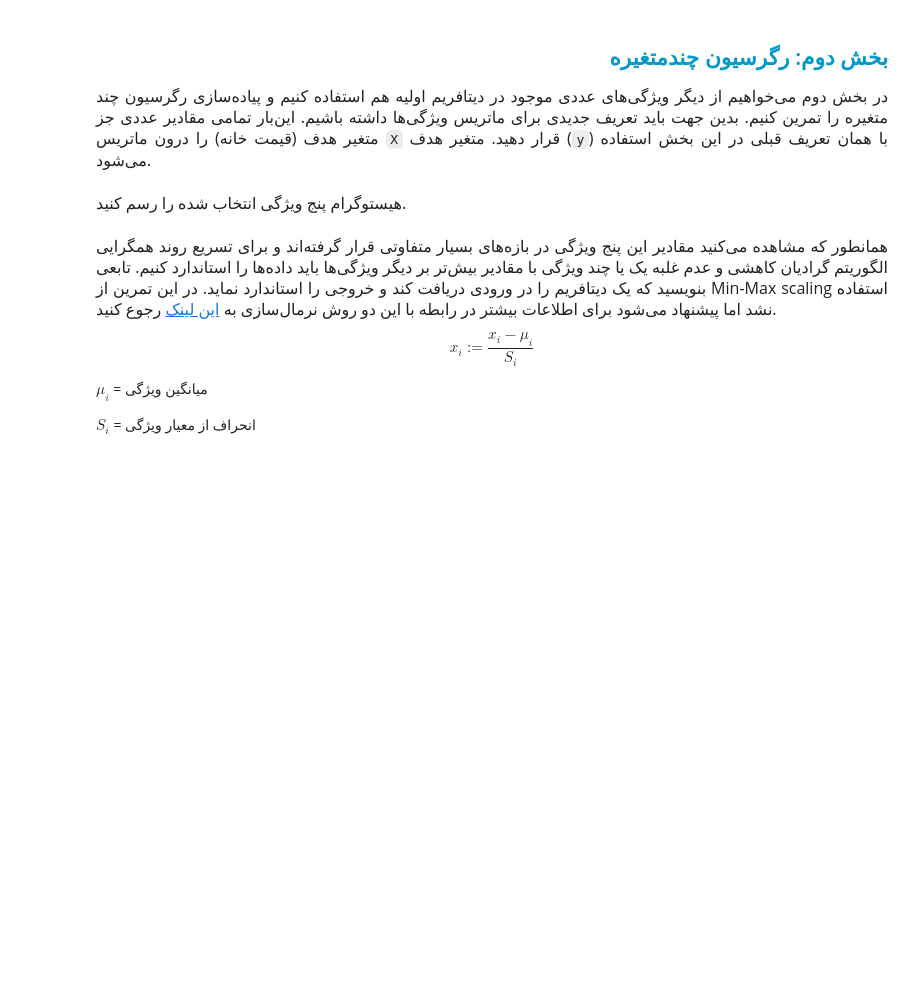
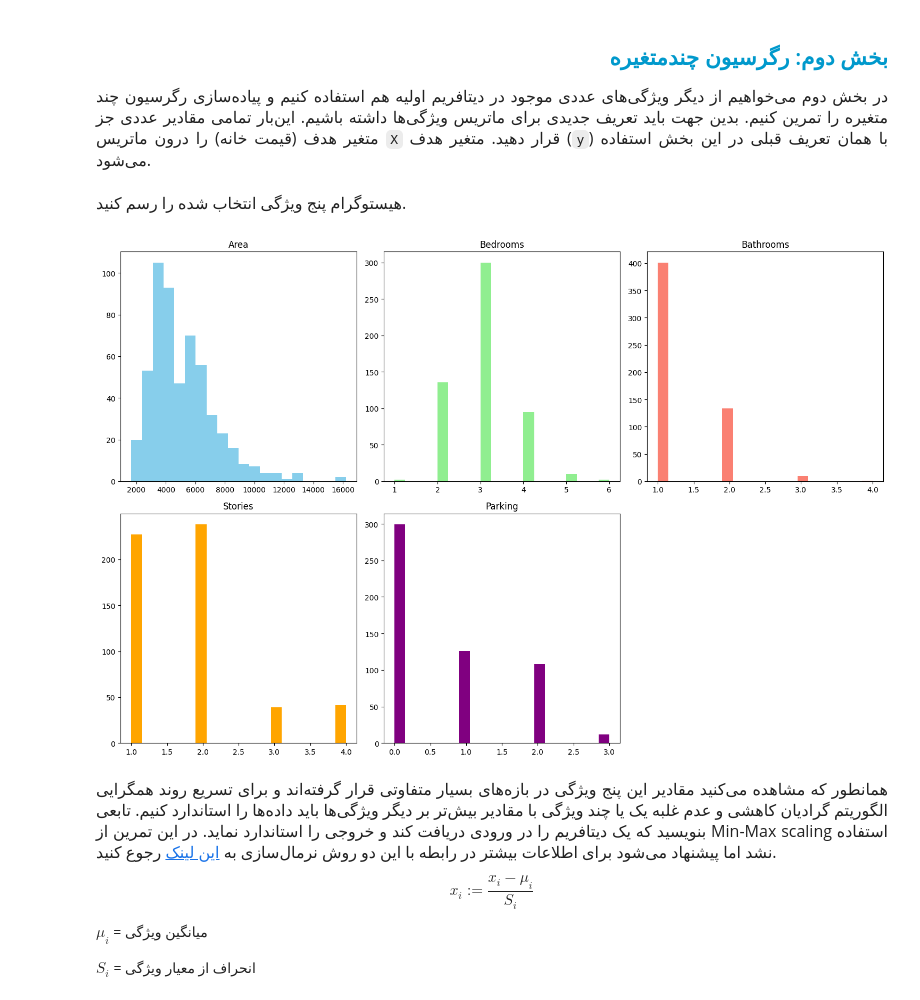
Before and after one commit to pou008/regression, a Jupyter notebook: Regression/regression.ipynb, the cells around one changed output. Drawn from its saved outputs; the diff is of its cells as text; code cells hidden in the pictures; blank space fills up the shorter version.

```diff
--- a/Regression/regression.ipynb
+++ b/Regression/regression.ipynb
@@ -532,7 +569,7 @@ def calculate_r2_score(y_true, y_pred):
 </font>
 </p>
 # %%
-# X = TO-DO
+x = df[['area', 'bedrooms', 'bathrooms', 'stories', 'parking']]
 # %% [markdown]
 <p dir=rtl style="direction: rtl;text-align: justify;line-height:200%;font-family:vazir;font-size:medium">
 <font face="vazir" size=3>
@@ -540,7 +577,34 @@ def calculate_r2_score(y_true, y_pred):
 </font>
 </p>
 # %%
-# TO-DO
+fig, axs = plt.subplots(2, 3, figsize=(15, 10))
+
+# رسم هیستوگرام برای هر ویژگی
+axs[0, 0].hist(x['area'], bins=20, color='skyblue')
+axs[0, 0].set_title('Area')
+
+axs[0, 1].hist(x['bedrooms'], bins=20, color='lightgreen')
+axs[0, 1].set_title('Bedrooms')
+
+axs[0, 2].hist(x['bathrooms'], bins=20, color='salmon')
+axs[0, 2].set_title('Bathrooms')
+
+axs[1, 0].hist(x['stories'], bins=20, color='orange')
+axs[1, 0].set_title('Stories')
+
+axs[1, 1].hist(x['parking'], bins=20, color='purple')
+axs[1, 1].set_title('Parking')
+
+# حذف subplot خالی
+fig.delaxes(axs[1, 2])
+
+# بهبود فاصله‌ها بین subplot‌ها
+plt.tight_layout()
+
+# نمایش نمودارها
+plt.show()
+# %% [output]
+[figure, added]
 # %% [markdown]
 <p dir=rtl style="direction: rtl;text-align: justify;line-height:200%;font-family:vazir;font-size:medium">
 <font face="vazir" size=3>
```
Also changed, not shown: parts of 31 cells of this notebook.
